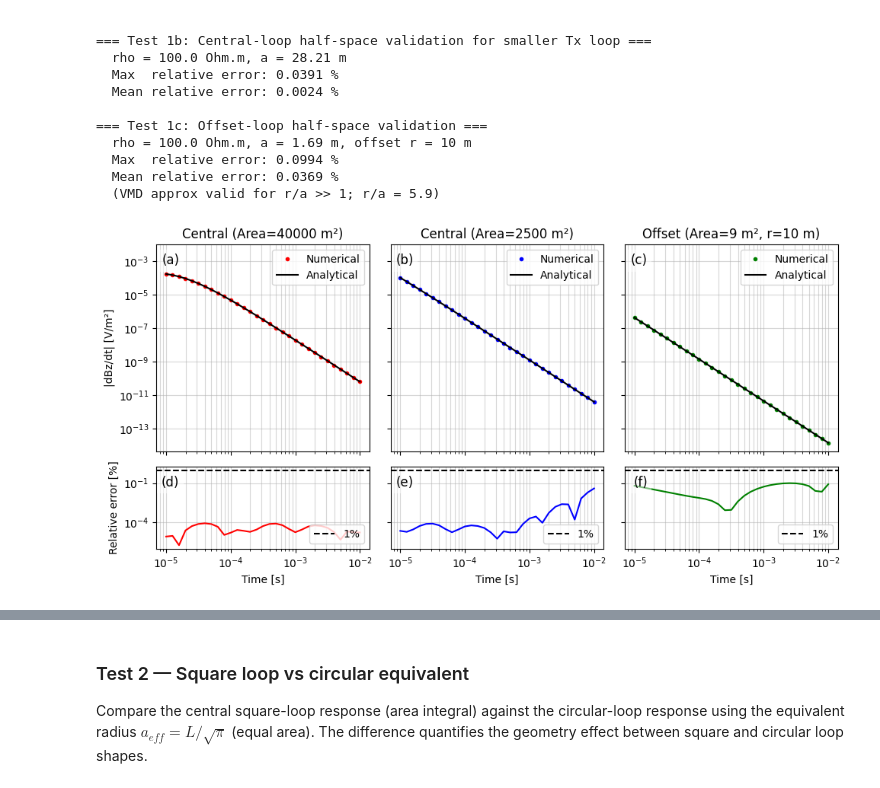
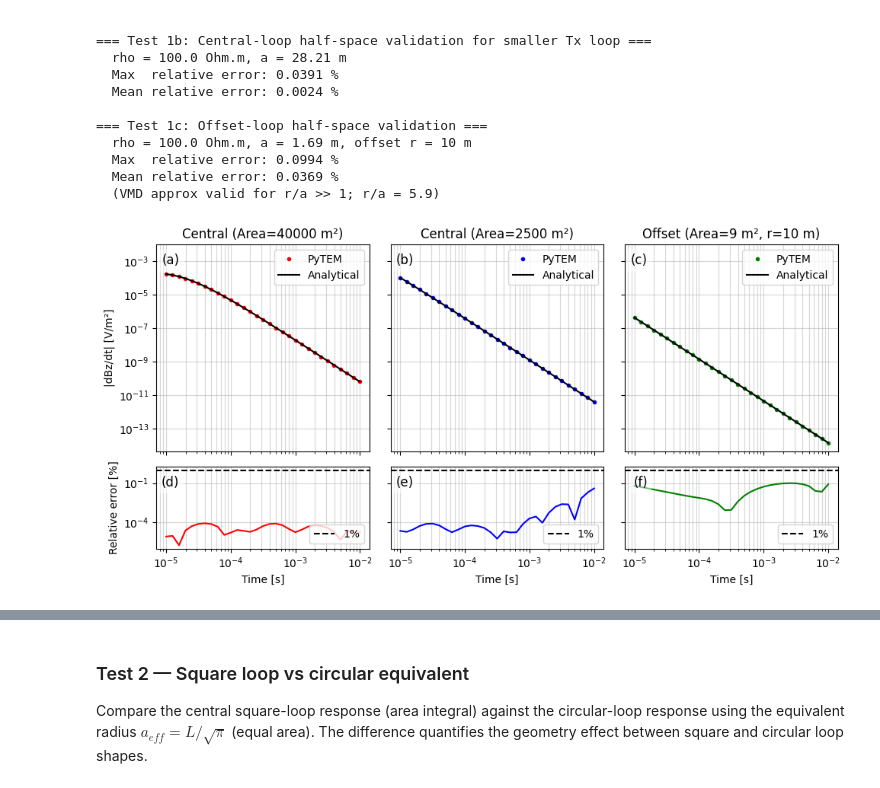
Before and after one commit to pmc93/pyTEM, a Jupyter notebook: notebooks/1. pytem_fwd.ipynb, the cells around one changed output, grey strips where cells are left out. Cells and saved outputs as stored; diff of their text form; code cells hidden in the pictures.

```diff
--- a/notebooks/1. pytem_fwd.ipynb
+++ b/notebooks/1. pytem_fwd.ipynb
@@ -290,6 +322,22 @@ def _freq_to_time(hz_sec_fn, signal, times, f_base, f_sin, f_cos):
                                  for w in omega_pts])
             dbdt[i] = np.dot(spectral, f_cos) / t
     return dbdt
+
+
+def add_panel_labels(axs, n_cols=3, x_shift=[0.03], y_shift=[0.06]):
+    n_rows = len(axs)
+    if len(x_shift) == 1:
+        x_shift = x_shift * n_rows
+    if len(y_shift) == 1:
+        y_shift = y_shift * n_rows
+    letters = ['(a)', '(b)', '(c)', '(d)', '(e)', '(f)']
+    x0s = [ax.get_position().x0 for ax in axs[0]]   # one per column
+    y1s = [axs[r, 0].get_position().y1 for r in range(n_rows)]  # one per row
+    for i, ax in enumerate(axs.flat):
+        row, col = divmod(i, n_cols)
+        fig.text(x0s[col] + x_shift[row], y1s[row] - y_shift[row], letters[i],
+                fontsize=12, va='bottom', ha='right',
+                bbox=dict(facecolor='white', edgecolor='none', alpha=0.5))
 # %% [markdown]
 ### Forward Model 1 - Central-Loop with Circular Tx
 
@@ -644,3 +692,18 @@ def convolve_waveform(step_times, step_response, waveform_times,
         for j, tg in enumerate(gate_times):
             result[j] += -slope * np.dot(w_sc, step_interp(tg - tau_pts))
     return result
+# %%
+# model parameters for example responses
+rho_hs = 100.0   # Ohm.m
+A_200 = 200**2.  # m² area of 200 m square loop
+A_50 = 50**2.    # m² area of 50 m square loop
+A_3 = 9          # m² area of 3 m square loop
+
+# system parameters for example responses
+a_200 = np.round(np.sqrt(A_200/np.pi), 2)  # Equivalent circular loop radius for 200 m² area [m]
+a_50 = np.round(np.sqrt(A_50/np.pi), 2)  # Equivalent circular loop radius for 50 m² area [m]
+a_3 = np.round(np.sqrt(A_3/np.pi), 2)  # Equivalent circular loop radius for 3 m² area [m]
+times = np.logspace(-5, -2, 31)  # 10 µs to 10 ms
+
+# Pre-compute reference response for instrument-correction examples
+dbdt_num_50 = fwd_circle_central([], [rho_hs], a_50, times)
@@ -774,7 +931,7 @@ errors = [rel_err_200, rel_err_50, rel_err_offset]
 colors = ['r', 'b', 'g']
 
 for j, (num, ana, marker, title) in enumerate(cases):
-    axs[0, j].loglog(times, np.abs(num), marker, label='Numerical')
+    axs[0, j].loglog(times, np.abs(num), marker, label='PyTEM')
     axs[0, j].loglog(times, np.abs(ana), 'k-', label='Analytical')
     axs[0, j].set_title(title)
     axs[0, j].legend()
@@ -783,31 +940,31 @@ for j, (num, ana, marker, title) in enumerate(cases):
 for j in range(3):
     axs[1, j].loglog(times, errors[j], f'{colors[j]}-')
     axs[1, j].axhline(1, color='k', ls='--', label='1%')
     axs[1, j].legend(loc='lower right')
     axs[1, j].grid(True, which='both', alpha=0.5)
     axs[1, j].set_xlabel('Time [s]')
 
 axs[0, 0].set_ylabel('|dBz/dt| [V/m²]')
 axs[1, 0].set_ylabel('Relative error [%]')
 axs[0, 0].set_ylim(None, 1e-2)
 
 fig.tight_layout()
 
 def add_panel_labels(axs, n_cols=3, x_shift=[0.03], y_shift=[0.06]):
     n_rows = len(axs)
     if len(x_shift) == 1:
         x_shift = x_shift * n_rows
     if len(y_shift) == 1:
         y_shift = y_shift * n_rows
     letters = ['(a)', '(b)', '(c)', '(d)', '(e)', '(f)']
     x0s = [ax.get_position().x0 for ax in axs[0]]   # one per column
     y1s = [axs[r, 0].get_position().y1 for r in range(n_rows)]  # one per row
     for i, ax in enumerate(axs.flat):
         row, col = divmod(i, n_cols)
         fig.text(x0s[col] + x_shift[row], y1s[row] - y_shift[row], letters[i],
                 fontsize=12, va='bottom', ha='right',
                 bbox=dict(facecolor='white', edgecolor='none', alpha=0.5))
 
 add_panel_labels(axs)
 # %% [output]
-[figure, old version]
+[figure, new version]
```
Also changed, not shown: parts of 21 cells of this notebook, 33 other files.
